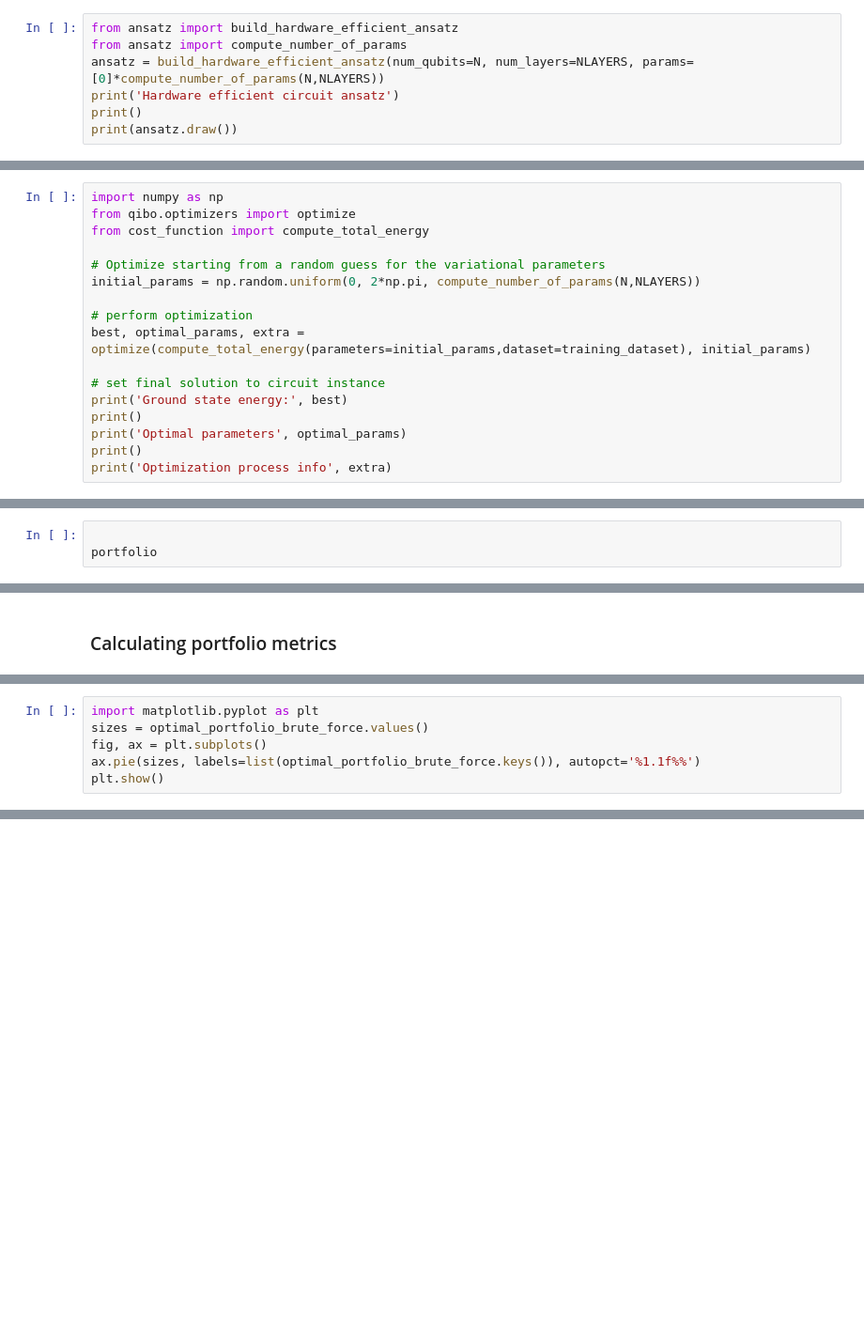
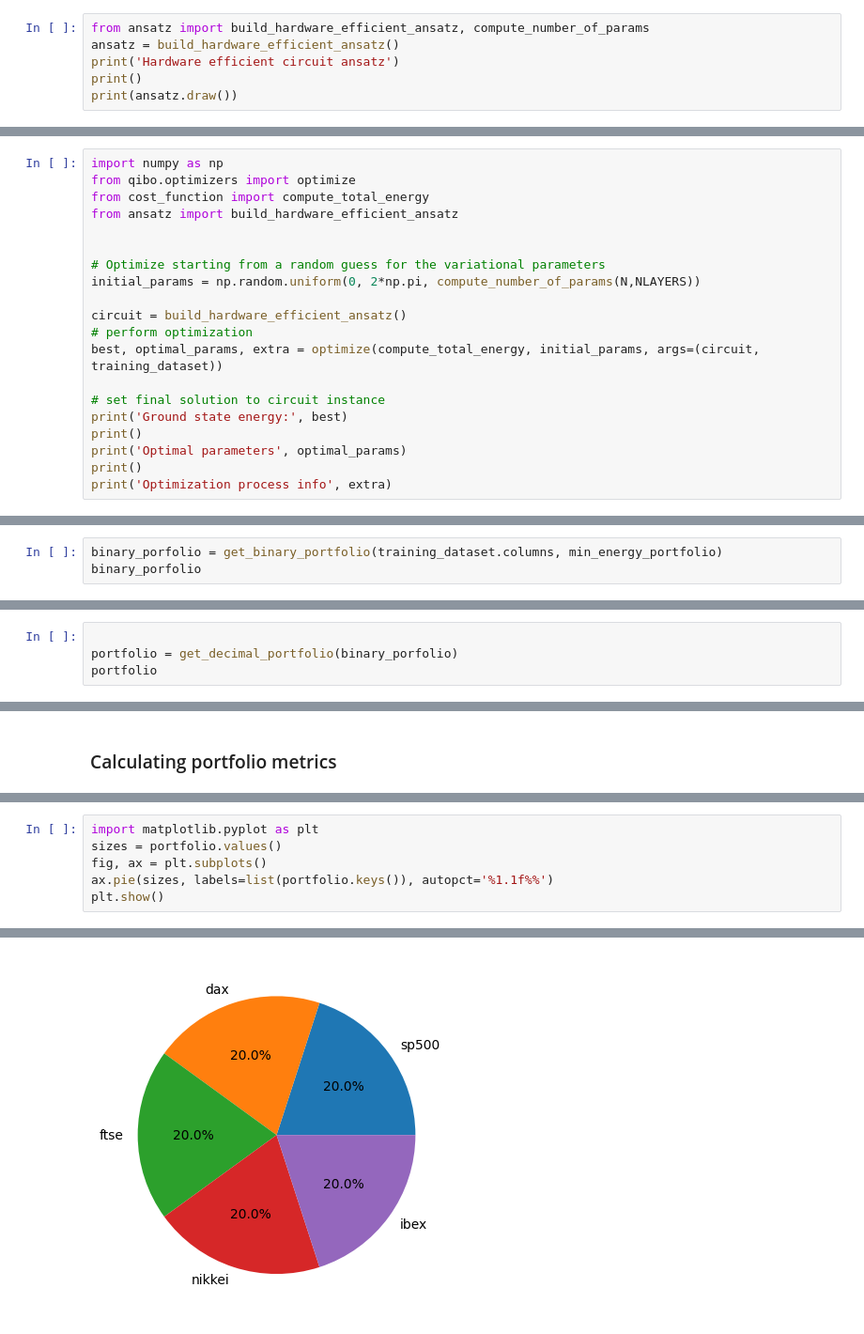
Before and after one commit to qilimanjaro-tech/haqtoberfest2024, a Jupyter notebook: challenges/quantum_finance/solved/solved.ipynb, the cells around one changed output, grey strips where cells are left out. Shown at 94% size. Saved outputs shown, nothing was run; the diff lists cells and outputs as text; blank space fills up the shorter version.

```diff
--- a/challenges/quantum_finance/solved/solved.ipynb
+++ b/challenges/quantum_finance/solved/solved.ipynb
@@ -24,7 +35,6 @@ from model_params import LAMBDA_1, LAMBDA_2, LAMBDA_3, NLAYERS, NSHOTS, NUM_ASSE
 # %%
-from ansatz import build_hardware_efficient_ansatz
-from ansatz import compute_number_of_params
-ansatz = build_hardware_efficient_ansatz(num_qubits=N, num_layers=NLAYERS, params=[0]*compute_number_of_params(N,NLAYERS))
+from ansatz import build_hardware_efficient_ansatz, compute_number_of_params
+ansatz = build_hardware_efficient_ansatz()
 print('Hardware efficient circuit ansatz')
 print()
 print(ansatz.draw())
@@ -47,12 +52,15 @@ q9: ─U2─U2─────────────────X─U1─U2─
 import numpy as np
 from qibo.optimizers import optimize
 from cost_function import compute_total_energy
+from ansatz import build_hardware_efficient_ansatz
+
 
 # Optimize starting from a random guess for the variational parameters
 initial_params = np.random.uniform(0, 2*np.pi, compute_number_of_params(N,NLAYERS))
 
+circuit = build_hardware_efficient_ansatz()
 # perform optimization
-best, optimal_params, extra = optimize(compute_total_energy(parameters=initial_params,dataset=training_dataset), initial_params)
+best, optimal_params, extra = optimize(compute_total_energy, initial_params, args=(circuit, training_dataset))
 
 # set final solution to circuit instance
 print('Ground state energy:', best)
@@ -111,0 +111,3 @@ get_asset_weight_decimal(binary_asset_weights['nikkei'])
+# %%
+binary_porfolio = get_binary_portfolio(training_dataset.columns, min_energy_portfolio)
+binary_porfolio
@@ -112,4 +116,5 @@ get_asset_weight_decimal(binary_asset_weights['nikkei'])
 # %%
 
+portfolio = get_decimal_portfolio(binary_porfolio)
 portfolio
 # %% [output]
@@ -127,6 +137,7 @@ get_portfolio_metrics(portfolio, training_dataset)
 # %%
 import matplotlib.pyplot as plt
-sizes = optimal_portfolio_brute_force.values()
+sizes = portfolio.values()
 fig, ax = plt.subplots()
-ax.pie(sizes, labels=list(optimal_portfolio_brute_force.keys()), autopct='%1.1f%%')
+ax.pie(sizes, labels=list(portfolio.keys()), autopct='%1.1f%%')
 plt.show()
+# %% [output]
@@ -132,0 +145 @@ plt.show()
+[figure, added]
```
Also changed, not shown: parts of 17 cells of this notebook, 1 other file.
